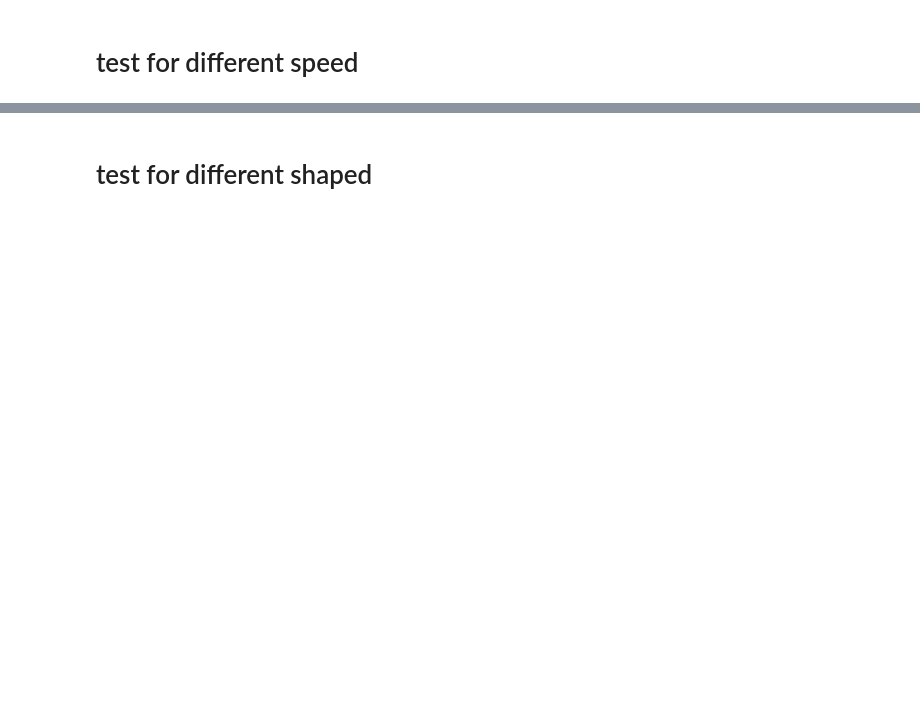
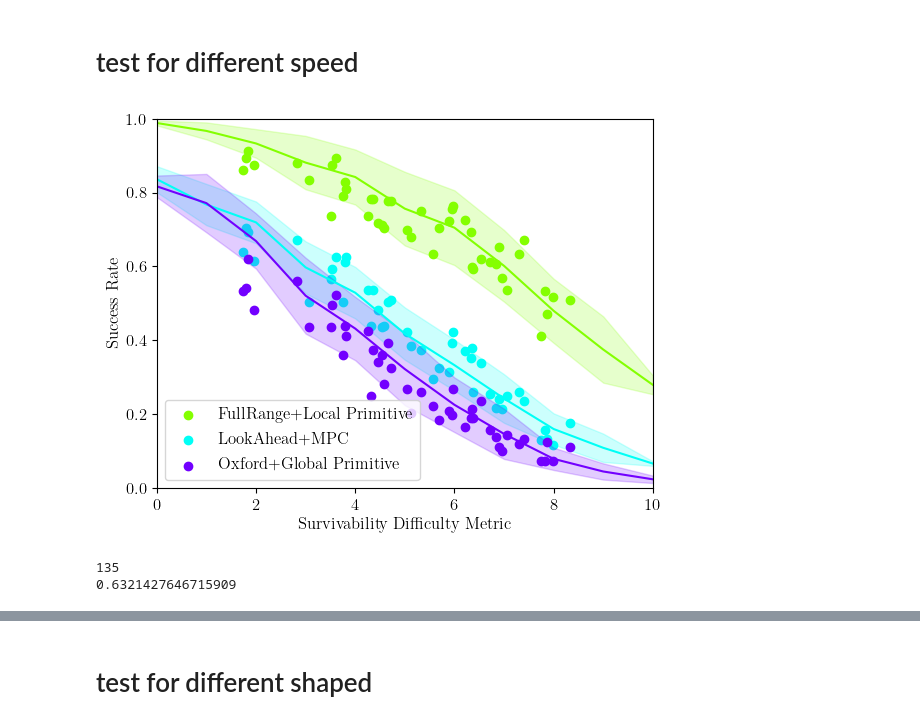
Before and after one commit to smoggy-P/gym-Drone2D-ActivePerception, a Jupyter notebook: test.ipynb, the cells around one changed output, grey strips where cells are left out. Cells and saved outputs as stored; diff of their text form; code cells hidden in the pictures; blank space fills up the shorter version.

```diff
--- a/test.ipynb
+++ b/test.ipynb
@@ -382,35 +413,75 @@ df_grouped_test_vel['map difficulty'] = [metric_dict_test_vel.get(tuple(x), 'N/A
 unique_method_planner = ['FullRange+Local Primitive', 'LookAhead+MPC', 'Oxford+Global Primitive']
 colors = sns.color_palette('hsv', len(unique_method_planner))
 color_map = dict(zip(unique_method_planner, colors))
 # Configure matplotlib to use LaTeX font
 plt.rc('font', family='serif', size=12)
 plt.rc('text', usetex=True)
 # Create a scatter plot for each unique combination of 'Method' and 'Planner'
 for method_planner in unique_method_planner:
     df_plot = df_results[df_results['Method_Planner'] == method_planner]
     df_plot_test_vel = df_grouped_test_vel[df_grouped_test_vel['Method_Planner'] == method_planner]
     plt.scatter(10-df_plot_test_vel['map difficulty'], df_plot_test_vel['Success'], color=color_map[method_planner], label=method_planner)
-    plt.plot(10-df_plot['round difficulty'], df_plot['Mean Success'], color=color_map[method_planner])
-    plt.fill_between(10-df_plot['round difficulty'],
+    plt.plot(10-df_plot['round difficulty'].to_numpy(), df_plot['Mean Success'].to_numpy(), color=color_map[method_planner])
+    plt.fill_between(10-df_plot['round difficulty'].to_numpy(),
                      df_plot['Mean Success'] - np.sqrt(df_plot['Variance Success']),
                      df_plot['Mean Success'] + np.sqrt(df_plot['Variance Success']),
                      color=color_map[method_planner], alpha=0.2)
 
 # Set the axis labels
 plt.xlabel('Survivability Difficulty Metric')
 plt.ylabel('Success Rate')
 plt.xlim(0, 10)
 plt.ylim(0, 1)
 
 # Set the title
 # plt.title('Scatter plot of Success Rate vs Data')
 
 # Show the legend
 plt.legend(loc='lower left')
 # plt.savefig('/home/smoggy/thesis/paper/thesis/figures/vel_test.pdf', bbox_inches='tight')
 
 # Show the plot
 plt.show()
+# %% [output]
+[figure, added]
+# %%
+import numpy as np
+from scipy.spatial import distance
+
+def closest_distribution(difficulty, df):
+    """Returns the row of the dataframe closest to the provided difficulty."""
+    return df.iloc[(10 - df['round difficulty'] - difficulty).abs().argsort()[:1]]
+
+mahalanobis_distances = []
+
+# Loop over each unique combination of 'Method' and 'Planner'
+for method_planner in unique_method_planner:
+    df_plot = df_results[df_results['Method_Planner'] == method_planner]
+    df_plot_test_vel = df_grouped_test_vel[df_grouped_test_vel['Method_Planner'] == method_planner].copy()
+
+    for idx, row in df_plot_test_vel.iterrows():
+        scatter_difficulty = 10-row['map difficulty']
+        scatter_success = row['Success']
+
+        # Find the closest distribution
+        closest_dist = closest_distribution(scatter_difficulty, df_plot)
+        mean_success = closest_dist['Mean Success'].values[0]
+        variance_success = closest_dist['Variance Success'].values[0]
+
+        # Calculate covariance matrix (since it's 1D, it's just the variance)
+        cov_matrix = np.array([[variance_success]])
+
+        # Calculate Mahalanobis distance for the scatter point
+        mahalanobis_dist = distance.mahalanobis([scatter_success], [mean_success], np.linalg.inv(cov_matrix))
+        mahalanobis_distances.append(mahalanobis_dist)
+
+# Compute and print the average of all Mahalanobis distances
+average_distance = np.mean(mahalanobis_distances)
+print(len(mahalanobis_distances))
+print(average_distance)
+# %% [output]
+135
+0.6321427646715909
 # %%
 # Count of points that fall within each sigma bound
 count_1sigma, count_2sigma, count_3sigma = 0, 0, 0
```
Also changed, not shown: parts of 18 cells of this notebook, 5 other files.
